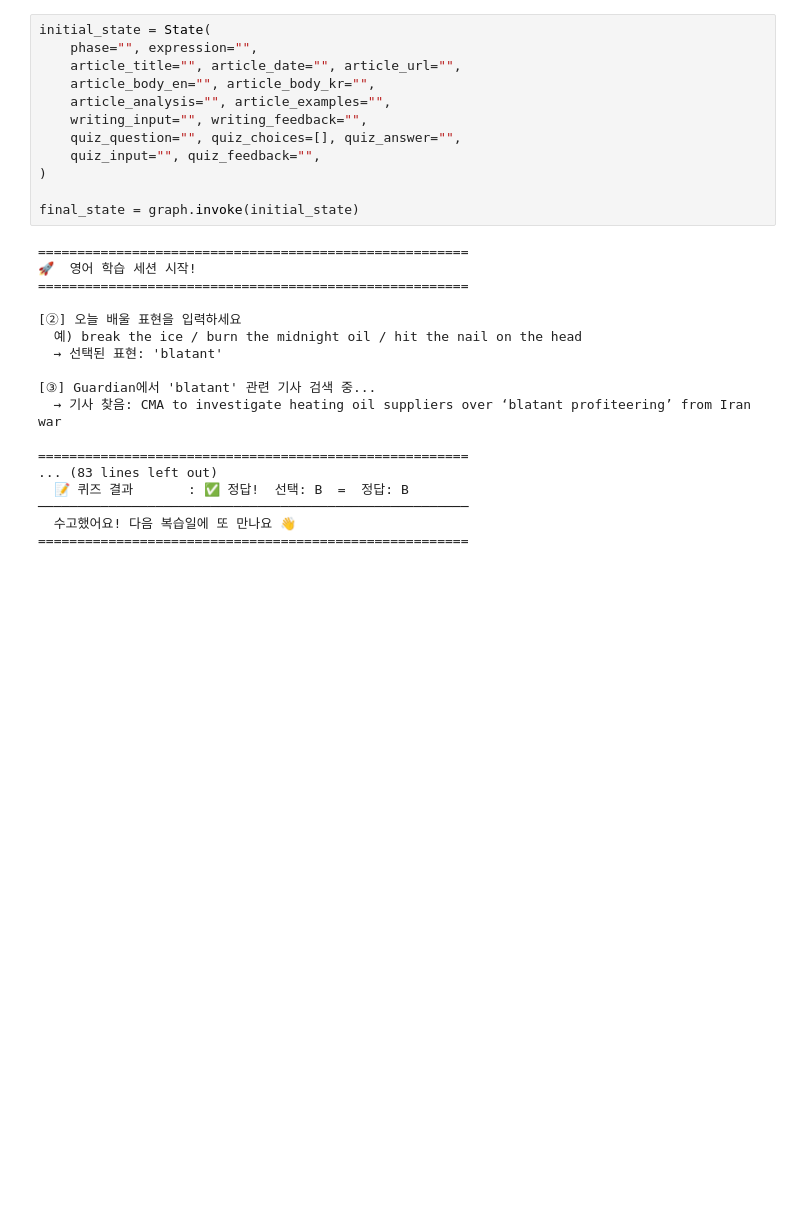
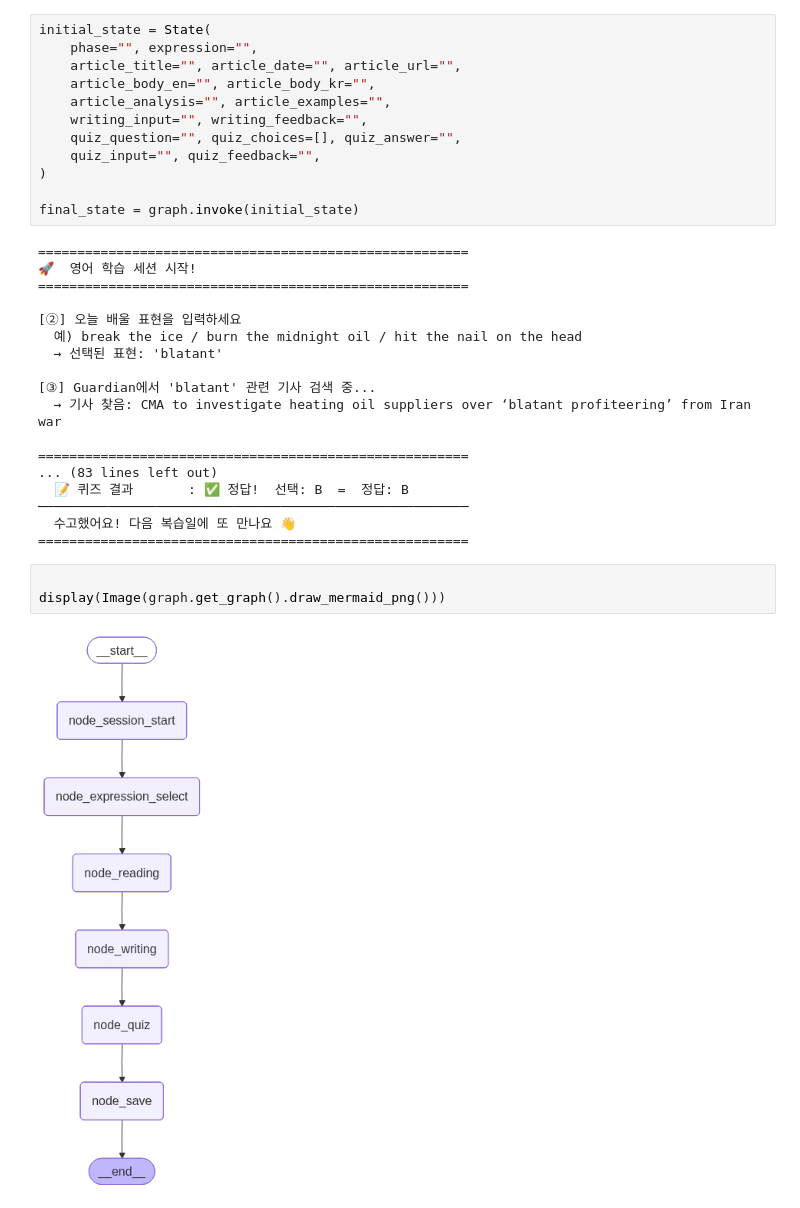
Before and after one commit to hyhy05095/edu-agent-demo, a Jupyter notebook: main_2.ipynb, the cells around one changed output. Saved outputs shown, nothing was run; the diff lists cells and outputs as text; blank space fills up the shorter version.

```diff
--- a/main_2.ipynb
+++ b/main_2.ipynb
@@ -451,3 +453,8 @@ final_state = graph.invoke(initial_state)
 ───────────────────────────────────────────────────────
   수고했어요! 다음 복습일에 또 만나요 👋
 =======================================================
+# %%
+
+display(Image(graph.get_graph().draw_mermaid_png()))
+# %% [output]
+[figure, added]
```
Also changed, not shown: parts of 1 cell of this notebook.
